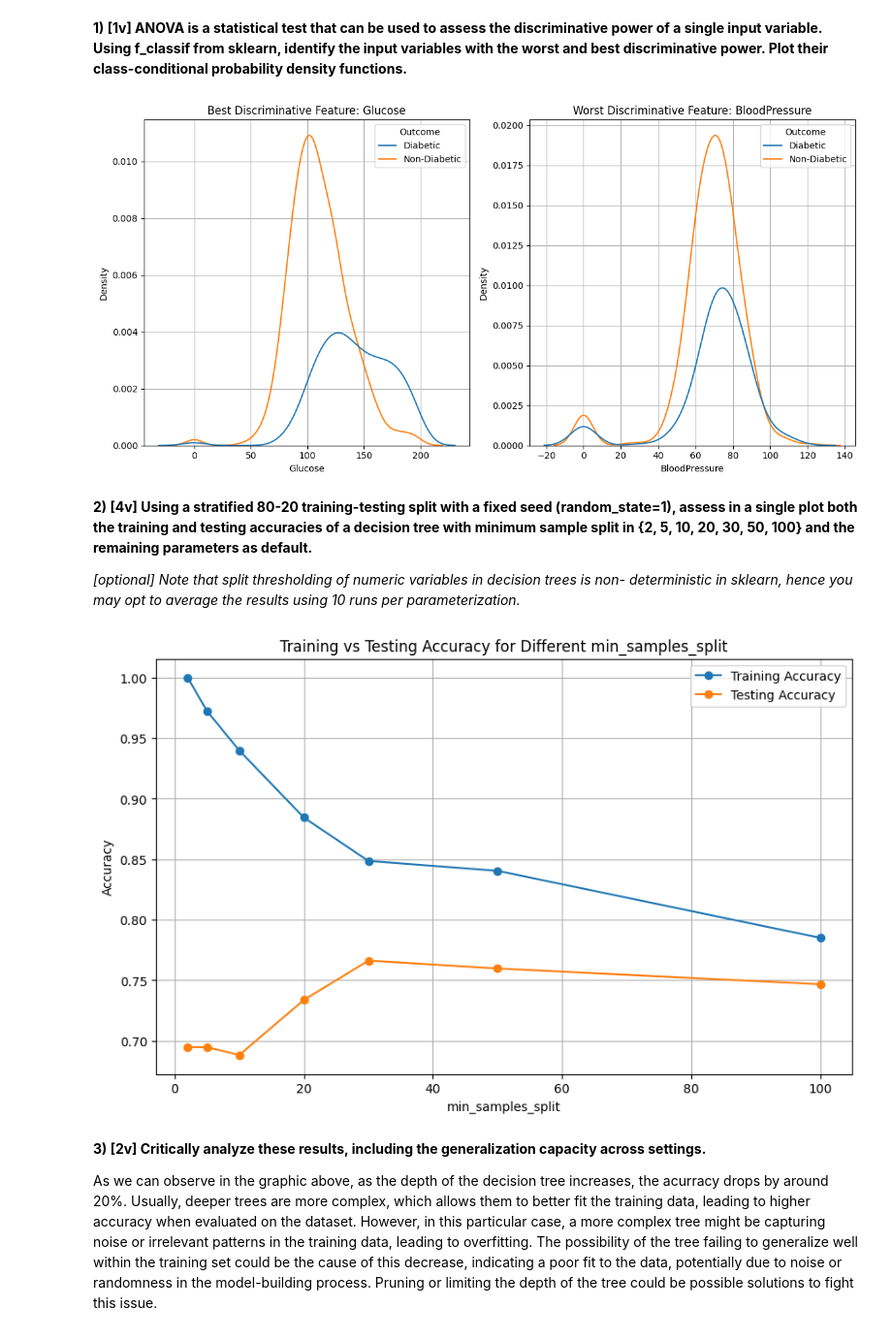
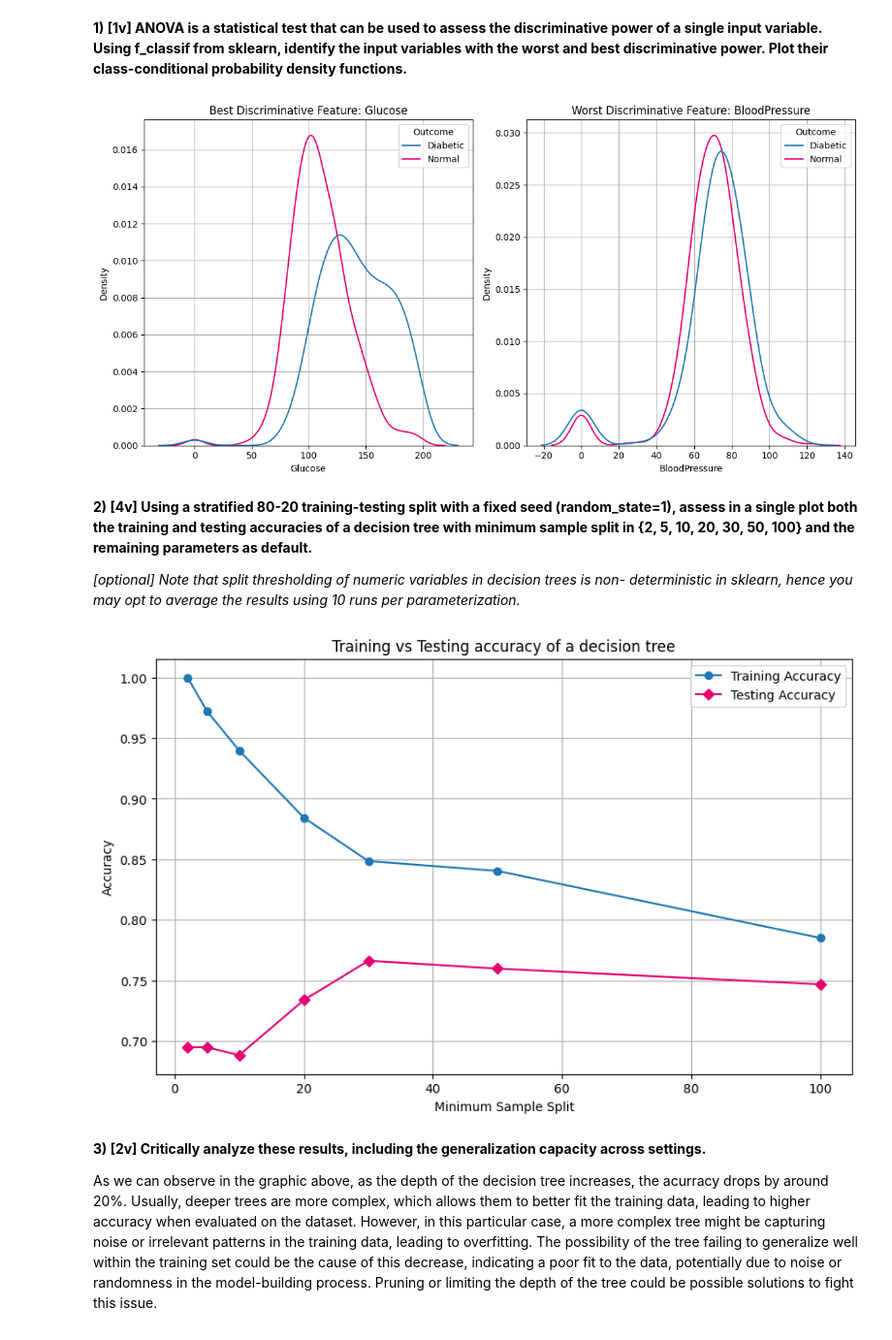
Before and after one commit to Margarida-Lourenco/HW-Apre, a Jupyter notebook: HW1/HW1_programming.ipynb, the cells around one changed output. Shown: that part at 97% size. Cells and saved outputs as stored; diff of their text form; code cells hidden in the pictures.

```diff
--- a/HW1/HW1_programming.ipynb
+++ b/HW1/HW1_programming.ipynb
@@ -20,39 +20,45 @@ functions.**
 # %%
 import pandas as pd, seaborn as sns, matplotlib.pyplot as plt
 from scipy.io.arff import loadarff
 from sklearn.feature_selection import f_classif
 
 # Load the dataset
 data = loadarff('./diabetes.arff')
 df = pd.DataFrame(data[0])
 
 # Separate features and target variable
 df["Outcome"] = df["Outcome"].str.decode("utf-8")
 X, y = df.drop("Outcome", axis=1), df["Outcome"]
-df["Outcome"] = df["Outcome"].map({'1': 'Diabetic', '0': 'Non-Diabetic'})
+df["Outcome"] = df["Outcome"].map({'1': 'Diabetic', '0': 'Normal'})
 
-# Compute ANOVA F-values
+# Apply f_classif
 f_values, p_values = f_classif(X, y)
 
 # Find best and worst discriminative features
 best_feature = X.columns[f_values.argmax()]
 worst_feature = X.columns[f_values.argmin()]
 
-# Plot class-conditional density plots
 plt.figure(figsize=(12, 6))
+custom_palette = ["#1f77b4", "#E40071"]
+
+# Plot for the best discriminative features
 plt.subplot(1, 2, 1)
-sns.kdeplot(data=df, x=best_feature, hue='Outcome', fill=False)
+sns.kdeplot(data=df, x=best_feature, hue='Outcome',
+            fill=False, common_norm=False, palette=custom_palette)
 plt.title(f'Best Discriminative Feature: {best_feature}')
 plt.grid(True)
 
+# Plot for the worst discriminative features
 plt.subplot(1, 2, 2)
-sns.kdeplot(data=df, x=worst_feature, hue='Outcome', fill=False)
+sns.kdeplot(data=df, x=worst_feature, hue='Outcome',
+            fill=False, common_norm=False, palette=custom_palette)
 plt.title(f'Worst Discriminative Feature: {worst_feature}')
 plt.grid(True)
+
 plt.tight_layout()
 plt.show()
 # %% [output]
-[figure, old version]
+[figure, new version]
 # %% [markdown]
 **2) [4v] Using a stratified 80-20 training-testing split with a fixed seed (random_state=1),
 assess in a single plot both the training and testing accuracies of a decision tree with
@@ -62,11 +68,10 @@ minimum sample split in {2, 5, 10, 20, 30, 50, 100} and the remaining parameters
 deterministic in sklearn, hence you may opt to average the results using 10 runs per
 parameterization.*
 # %%
+import pandas as pd, matplotlib.pyplot as plt
 from scipy.io.arff import loadarff
+from sklearn import metrics, tree
 from sklearn.model_selection import train_test_split
-from sklearn.tree import DecisionTreeClassifier
-from sklearn.metrics import accuracy_score
-import matplotlib.pyplot as plt
 
 # Load the dataset
 data = loadarff('./diabetes.arff')
@@ -75,35 +80,43 @@ df = pd.DataFrame(data[0])
 # Separate features and target variable
 df["Outcome"] = df["Outcome"].str.decode("utf-8")
 X, y = df.drop("Outcome", axis=1), df["Outcome"]
-df["Outcome"] = df["Outcome"].map({'1': 'Diabetic', '0': 'Non-Diabetic'})
+df["Outcome"] = df["Outcome"].map({'1': 'Diabetic', '0': 'Normal'})
 
-# Stratified train-test split
 X_train, X_test, y_train, y_test = train_test_split(X, y, test_size=0.2, stratify=y, random_state=1)
-
-# Parameters to try for min_samples_split
 min_samples_splits = [2, 5, 10, 20, 30, 50, 100]
 train_acc, test_acc = [], []
 
 for min_samples in min_samples_splits:
-    clf = DecisionTreeClassifier(min_samples_split=min_samples, random_state=1)
-    clf.fit(X_train, y_train)
+    predictor = tree.DecisionTreeClassifier(min_samples_split=min_samples, random_state=1)
+    predictor.fit(X_train, y_train)
 
     # Calculate training and testing accuracy
-    train_acc.append(accuracy_score(y_train, clf.predict(X_train)))
-    test_acc.append(accuracy_score(y_test, clf.predict(X_test)))
+    train_acc.append(metrics.accuracy_score(y_train, predictor.predict(X_train)))
+    test_acc.append(metrics.accuracy_score(y_test, predictor.predict(X_test)))
 
 # Plot the results
 plt.figure(figsize=(10, 6))
-plt.plot(min_samples_splits, train_acc, label='Training Accuracy', marker='o')
-plt.plot(min_samples_splits, test_acc, label='Testing Accuracy', marker='o')
-plt.xlabel('min_samples_split')
+plt.plot(
+    min_samples_splits,
+    train_acc,
+    label='Training Accuracy',
+    marker='o',
+)
+plt.plot(
+    min_samples_splits,
+    test_acc,
+    label='Testing Accuracy',
+    marker='D',
+    color='#E40071'
+)
+plt.xlabel('Minimum Sample Split')
 plt.ylabel('Accuracy')
 plt.legend()
-plt.title('Training vs Testing Accuracy for Different min_samples_split')
+plt.title('Training vs Testing accuracy of a decision tree')
 plt.grid(True)
 plt.show()
 # %% [output]
-[figure, old version]
+[figure, new version]
 # %% [markdown]
 **3) [2v] Critically analyze these results, including the generalization capacity across settings.**
 
```
Also changed, not shown: parts of 1 cell of this notebook.
